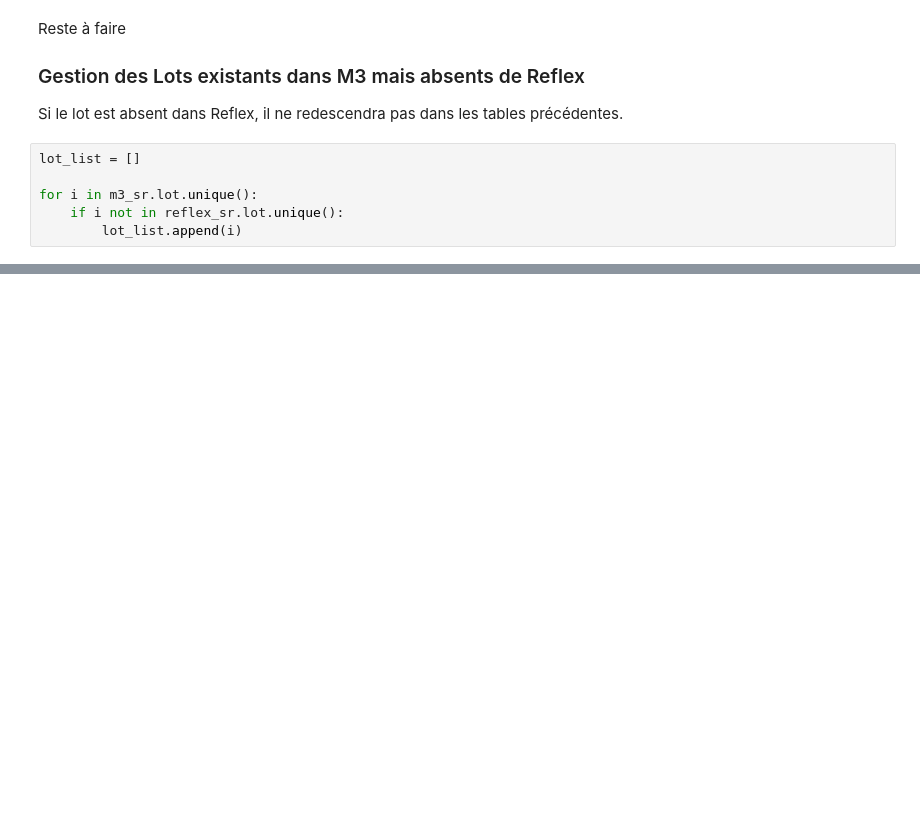
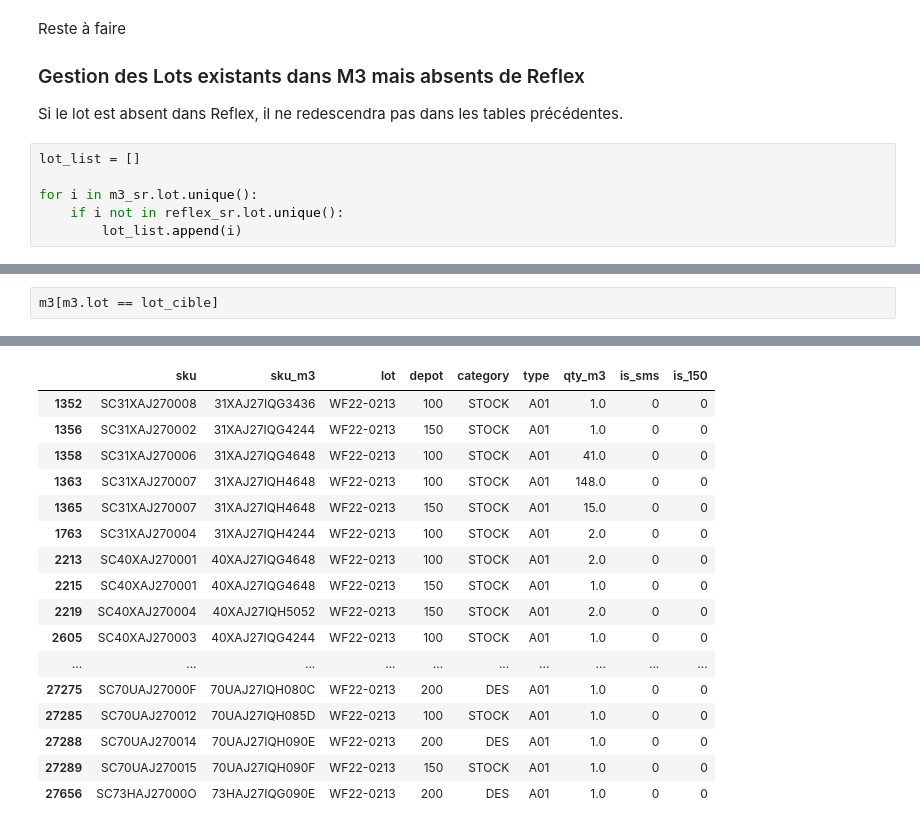
Before and after one commit to mdlpwolf/regulstock, a Jupyter notebook: notebooks/regule_stock.ipynb, the cells around one changed output, grey strips where cells are left out. Cells and saved outputs as stored; diff of their text form; blank space fills up the shorter version.

```diff
--- a/notebooks/regule_stock.ipynb
+++ b/notebooks/regule_stock.ipynb
@@ -234,0 +237,3 @@ m3[m3.sku == "SC70A921200W2"]
+# %%
+m3[m3.lot == lot_cible]
+# %% [output]
@@ -234,0 +241,17 @@ m3[m3.sku == "SC70A921200W2"]
+|  | sku | sku_m3 | lot | depot | category | type | qty_m3 | is_sms | is_150 |
+| 1352 | SC31XAJ270008 | 31XAJ27IQG3436 | WF22-0213 | 100 | STOCK | A01 | 1.0 | 0 | 0 |
+| 1356 | SC31XAJ270002 | 31XAJ27IQG4244 | WF22-0213 | 150 | STOCK | A01 | 1.0 | 0 | 0 |
+| 1358 | SC31XAJ270006 | 31XAJ27IQG4648 | WF22-0213 | 100 | STOCK | A01 | 41.0 | 0 | 0 |
+| 1363 | SC31XAJ270007 | 31XAJ27IQH4648 | WF22-0213 | 100 | STOCK | A01 | 148.0 | 0 | 0 |
+| 1365 | SC31XAJ270007 | 31XAJ27IQH4648 | WF22-0213 | 150 | STOCK | A01 | 15.0 | 0 | 0 |
+| 1763 | SC31XAJ270004 | 31XAJ27IQH4244 | WF22-0213 | 100 | STOCK | A01 | 2.0 | 0 | 0 |
+| 2213 | SC40XAJ270001 | 40XAJ27IQG4648 | WF22-0213 | 100 | STOCK | A01 | 2.0 | 0 | 0 |
+| 2215 | SC40XAJ270001 | 40XAJ27IQG4648 | WF22-0213 | 150 | STOCK | A01 | 1.0 | 0 | 0 |
+| 2219 | SC40XAJ270004 | 40XAJ27IQH5052 | WF22-0213 | 150 | STOCK | A01 | 2.0 | 0 | 0 |
+| 2605 | SC40XAJ270003 | 40XAJ27IQG4244 | WF22-0213 | 100 | STOCK | A01 | 1.0 | 0 | 0 |
+| ... | ... | ... | ... | ... | ... | ... | ... | ... | ... |
+| 27275 | SC70UAJ27000F | 70UAJ27IQH080C | WF22-0213 | 200 | DES | A01 | 1.0 | 0 | 0 |
+| 27285 | SC70UAJ270012 | 70UAJ27IQH085D | WF22-0213 | 100 | STOCK | A01 | 1.0 | 0 | 0 |
+| 27288 | SC70UAJ270014 | 70UAJ27IQH090E | WF22-0213 | 200 | DES | A01 | 1.0 | 0 | 0 |
+| 27289 | SC70UAJ270015 | 70UAJ27IQH090F | WF22-0213 | 150 | STOCK | A01 | 1.0 | 0 | 0 |
+| 27656 | SC73HAJ27000O | 73HAJ27IQG090E | WF22-0213 | 200 | DES | A01 | 1.0 | 0 | 0 |
```
Also changed, not shown: parts of 33 cells of this notebook, 6 other files.
